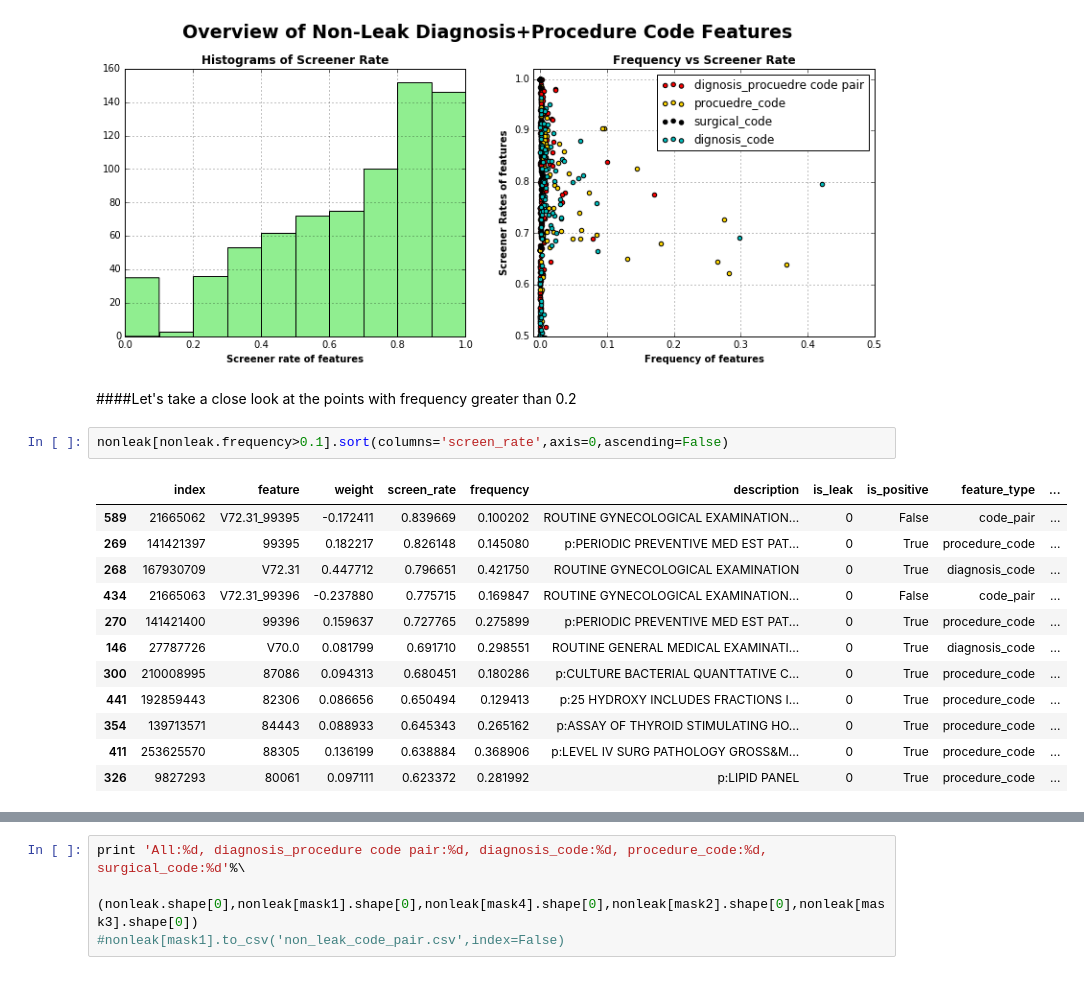
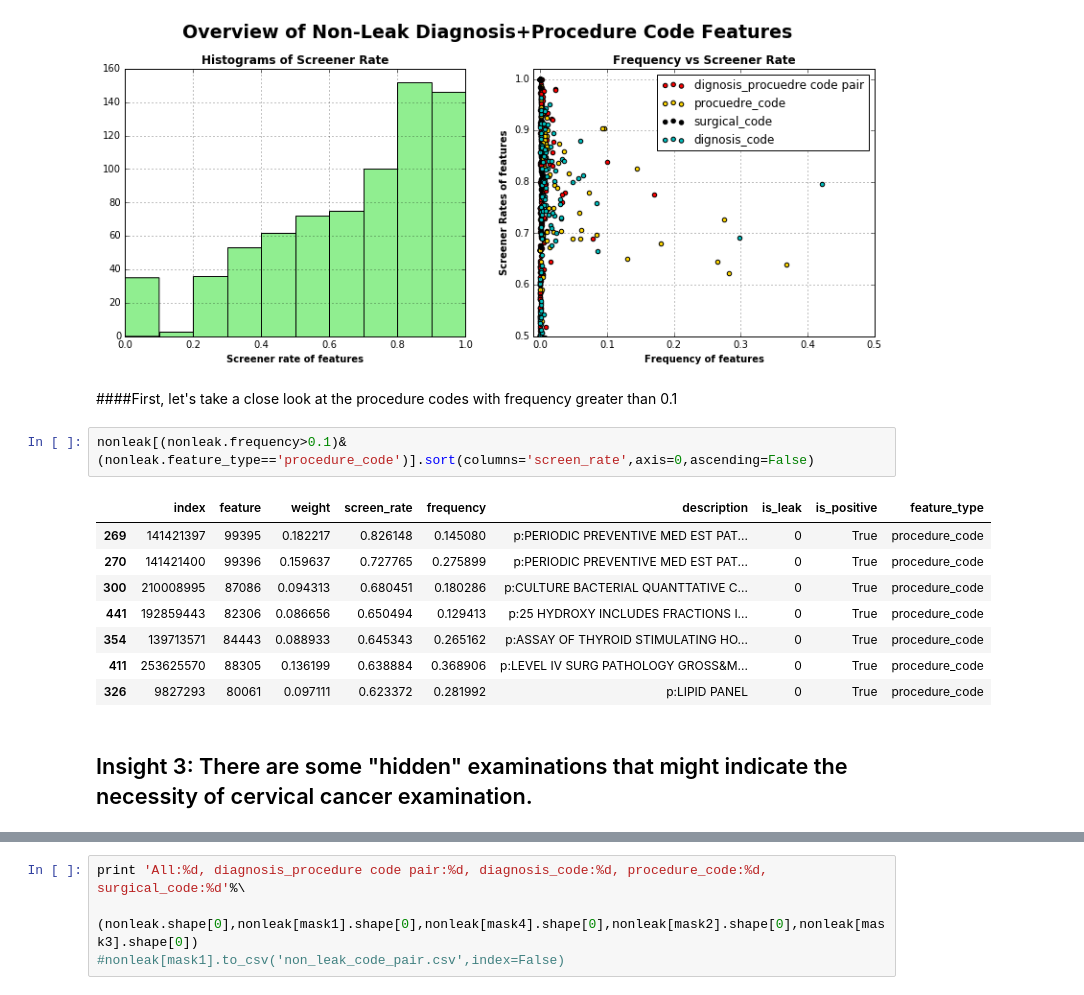
Before and after one commit to xuerchen/genentech-insight, a Jupyter notebook: insight/insight.ipynb, the cells around one changed output, grey strips where cells are left out. Cells and saved outputs as stored; diff of their text form.

```diff
--- a/insight/insight.ipynb
+++ b/insight/insight.ipynb
@@ -299,19 +312,17 @@ plt.show()
 # %% [output]
 [figure]
 # %% [markdown]
-####Let's take a close look at the points with frequency greater than 0.2
+####First, let's take a close look at the procedure codes with frequency greater than 0.1
 # %%
-nonleak[nonleak.frequency>0.1].sort(columns='screen_rate',axis=0,ascending=False)
+nonleak[(nonleak.frequency>0.1)&(nonleak.feature_type=='procedure_code')].sort(columns='screen_rate',axis=0,ascending=False)
 # %% [output]
-|  | index | feature | weight | screen_rate | frequency | description | is_leak | is_positive | feature_type | ... |
-| 589 | 21665062 | V72.31_99395 | -0.172411 | 0.839669 | 0.100202 | ROUTINE GYNECOLOGICAL EXAMINATION... | 0 | False | code_pair | ... |
-| 269 | 141421397 | 99395 | 0.182217 | 0.826148 | 0.145080 | p:PERIODIC PREVENTIVE MED EST PAT... | 0 | True | procedure_code | ... |
-| 268 | 167930709 | V72.31 | 0.447712 | 0.796651 | 0.421750 | ROUTINE GYNECOLOGICAL EXAMINATION | 0 | True | diagnosis_code | ... |
-| 434 | 21665063 | V72.31_99396 | -0.237880 | 0.775715 | 0.169847 | ROUTINE GYNECOLOGICAL EXAMINATION... | 0 | False | code_pair | ... |
-| 270 | 141421400 | 99396 | 0.159637 | 0.727765 | 0.275899 | p:PERIODIC PREVENTIVE MED EST PAT... | 0 | True | procedure_code | ... |
-| 146 | 27787726 | V70.0 | 0.081799 | 0.691710 | 0.298551 | ROUTINE GENERAL MEDICAL EXAMINATI... | 0 | True | diagnosis_code | ... |
-| 300 | 210008995 | 87086 | 0.094313 | 0.680451 | 0.180286 | p:CULTURE BACTERIAL QUANTTATIVE C... | 0 | True | procedure_code | ... |
-| 441 | 192859443 | 82306 | 0.086656 | 0.650494 | 0.129413 | p:25 HYDROXY INCLUDES FRACTIONS I... | 0 | True | procedure_code | ... |
-| 354 | 139713571 | 84443 | 0.088933 | 0.645343 | 0.265162 | p:ASSAY OF THYROID STIMULATING HO... | 0 | True | procedure_code | ... |
-| 411 | 253625570 | 88305 | 0.136199 | 0.638884 | 0.368906 | p:LEVEL IV SURG PATHOLOGY GROSS&M... | 0 | True | procedure_code | ... |
-| 326 | 9827293 | 80061 | 0.097111 | 0.623372 | 0.281992 | p:LIPID PANEL | 0 | True | procedure_code | ... |
+|  | index | feature | weight | screen_rate | frequency | description | is_leak | is_positive | feature_type |
+| 269 | 141421397 | 99395 | 0.182217 | 0.826148 | 0.145080 | p:PERIODIC PREVENTIVE MED EST PAT... | 0 | True | procedure_code |
+| 270 | 141421400 | 99396 | 0.159637 | 0.727765 | 0.275899 | p:PERIODIC PREVENTIVE MED EST PAT... | 0 | True | procedure_code |
+| 300 | 210008995 | 87086 | 0.094313 | 0.680451 | 0.180286 | p:CULTURE BACTERIAL QUANTTATIVE C... | 0 | True | procedure_code |
+| 441 | 192859443 | 82306 | 0.086656 | 0.650494 | 0.129413 | p:25 HYDROXY INCLUDES FRACTIONS I... | 0 | True | procedure_code |
+| 354 | 139713571 | 84443 | 0.088933 | 0.645343 | 0.265162 | p:ASSAY OF THYROID STIMULATING HO... | 0 | True | procedure_code |
+| 411 | 253625570 | 88305 | 0.136199 | 0.638884 | 0.368906 | p:LEVEL IV SURG PATHOLOGY GROSS&M... | 0 | True | procedure_code |
+| 326 | 9827293 | 80061 | 0.097111 | 0.623372 | 0.281992 | p:LIPID PANEL | 0 | True | procedure_code |
+# %% [markdown]
+## Insight 3: There are some "hidden" examinations that might indicate the necessity of cervical cancer examination.
```
Also changed, not shown: parts of 27 cells of this notebook.
